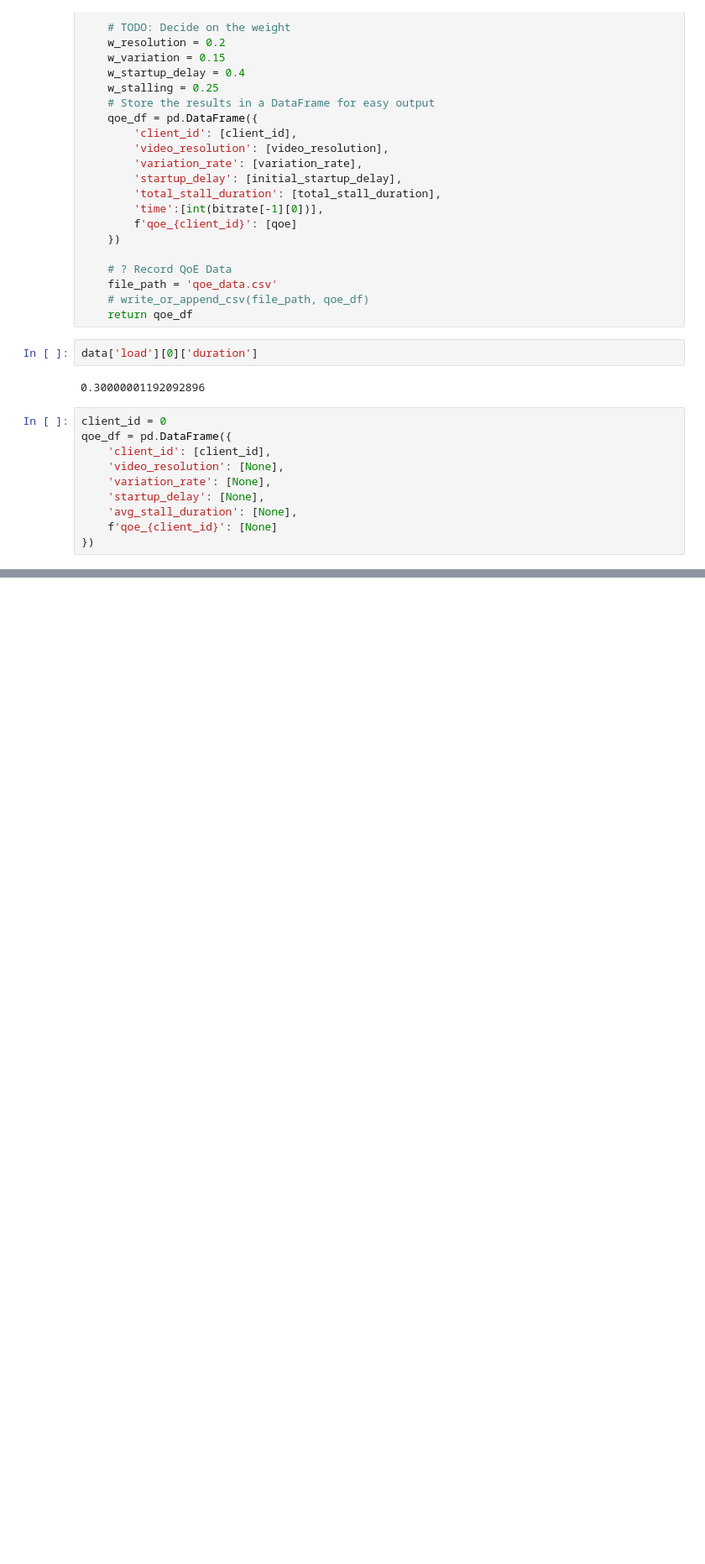
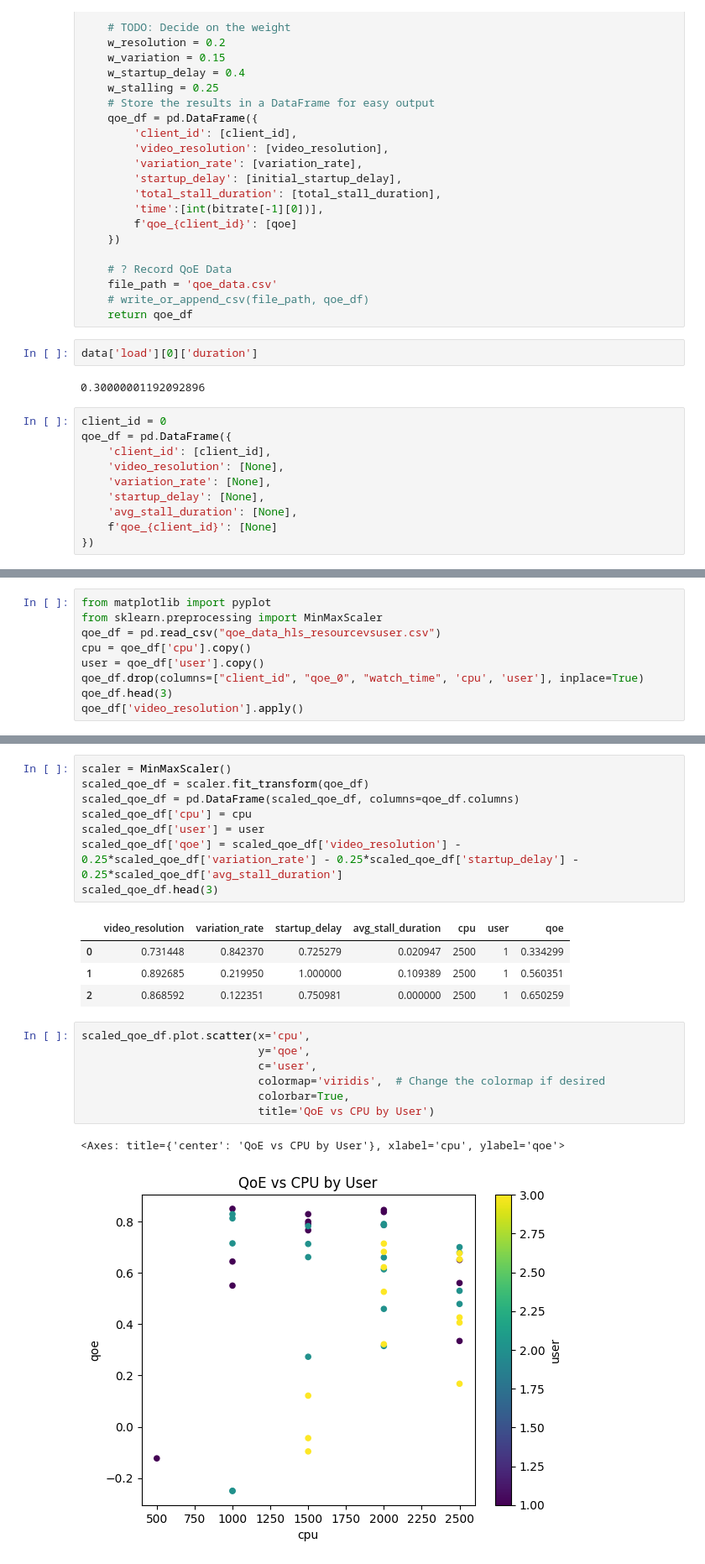
Before and after one commit to VincentSheh/edge_apps, a Jupyter notebook: user_emulator/experiment.ipynb, the cells around one changed output, grey strips where cells are left out. Shown at 84% size. Saved outputs shown, nothing was run; the diff lists cells and outputs as text; blank space fills up the shorter version.

```diff
--- a/user_emulator/experiment.ipynb
+++ b/user_emulator/experiment.ipynb
@@ -230,0 +217,9 @@ qoe_df = pd.DataFrame({
+# %%
+from matplotlib import pyplot
+from sklearn.preprocessing import MinMaxScaler
+qoe_df = pd.read_csv("qoe_data_hls_resourcevsuser.csv")
+cpu = qoe_df['cpu'].copy()
+user = qoe_df['user'].copy()
+qoe_df.drop(columns=["client_id", "qoe_0", "watch_time", 'cpu', 'user'], inplace=True)
+qoe_df.head(3)
+qoe_df['video_resolution'].apply()
@@ -230,0 +231,23 @@ qoe_df = pd.DataFrame({
+# %%
+scaler = MinMaxScaler()
+scaled_qoe_df = scaler.fit_transform(qoe_df)
+scaled_qoe_df = pd.DataFrame(scaled_qoe_df, columns=qoe_df.columns)
+scaled_qoe_df['cpu'] = cpu
+scaled_qoe_df['user'] = user
+scaled_qoe_df['qoe'] = scaled_qoe_df['video_resolution'] - 0.25*scaled_qoe_df['variation_rate'] - 0.25*scaled_qoe_df['startup_delay'] - 0.25*scaled_qoe_df['avg_stall_duration']
+scaled_qoe_df.head(3)
+# %% [output]
+|  | video_resolution | variation_rate | startup_delay | avg_stall_duration | cpu | user | qoe |
+| 0 | 0.731448 | 0.842370 | 0.725279 | 0.020947 | 2500 | 1 | 0.334299 |
+| 1 | 0.892685 | 0.219950 | 1.000000 | 0.109389 | 2500 | 1 | 0.560351 |
+| 2 | 0.868592 | 0.122351 | 0.750981 | 0.000000 | 2500 | 1 | 0.650259 |
+# %%
+scaled_qoe_df.plot.scatter(x='cpu',
+                           y='qoe',
+                           c='user',
+                           colormap='viridis',  # Change the colormap if desired
+                           colorbar=True,
+                           title='QoE vs CPU by User')
+# %% [output]
+<Axes: title={'center': 'QoE vs CPU by User'}, xlabel='cpu', ylabel='qoe'>
+[figure, added]
```
Also changed, not shown: parts of 8 cells of this notebook, 1 other file.
